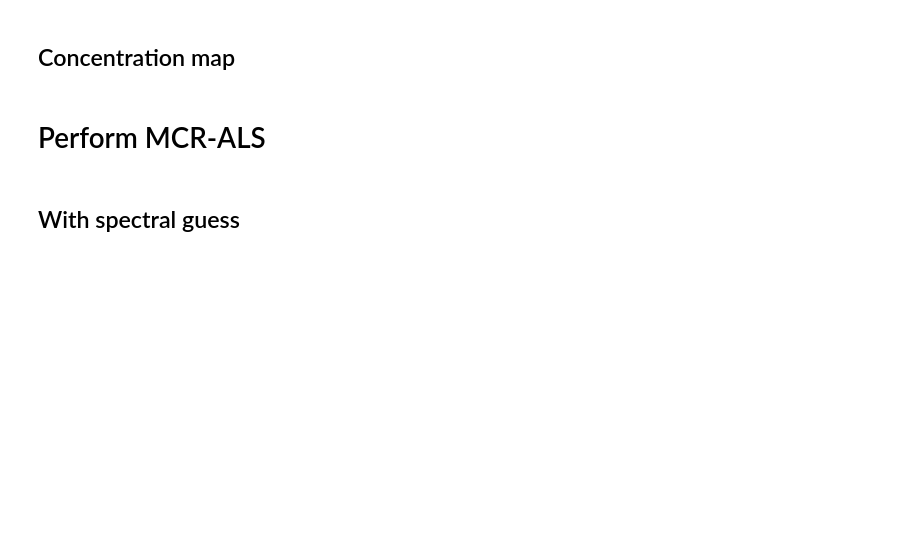
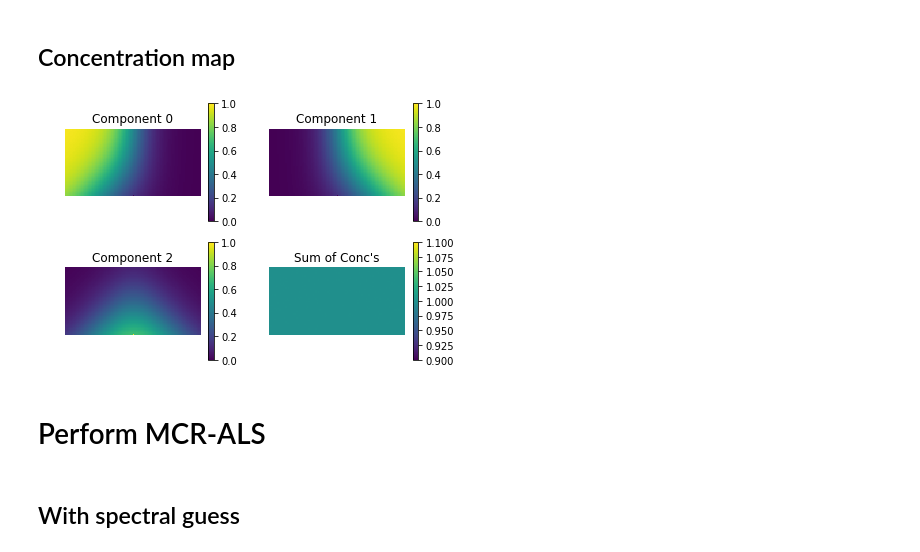
Before and after one commit to usnistgov/pyMCR, a Jupyter notebook: pymcr/notebooks/Demo.ipynb, the cells around one changed output. Drawn from its saved outputs; the diff is of its cells as text; code cells hidden in the pictures; blank space fills up the shorter version.

```diff
--- a/pymcr/notebooks/Demo.ipynb
+++ b/pymcr/notebooks/Demo.ipynb
@@ -30,57 +33,59 @@ from pymcr.mcr import McrAls
 # %% [markdown]
 ## Concentration map
 # %%
-# # Model starts off as 3 2D-Gaussian centered at (x*, y*)
-# # with standard deviation R (1 for each component).
-# # The sum to 1 constraint is then enforced.
+# Model starts off as 3 2D-Gaussian centered at (x*, y*)
+# with standard deviation R (1 for each component).
+# The sum to 1 constraint is then enforced.
 
-# x0 = 25
-# y0 = 25
+x0 = 25
+y0 = 25
 
-# x1 = 75
-# y1 = 25
+x1 = 75
+y1 = 25
 
-# x2 = 50
-# y2 = 50
+x2 = 50
+y2 = 50
 
-# R = 20
+R = 20
 
-# M=50  # rows (Y)
-# N= 100  # cols (X)
+M=50  # rows (Y)
+N= 100  # cols (X)
 
-# # Init concentration map
-# conc = np.zeros((M,N,n_components))
+# Init concentration map
+conc = np.zeros((M,N,n_components))
 
-# X,Y = np.meshgrid(np.arange(N), np.arange(M))
+X,Y = np.meshgrid(np.arange(N), np.arange(M))
 
-# conc[...,0] = np.exp(-(X-x0)**2/(2*R**2))*np.exp(-(Y-y0)**2/(2*R**2))
-# conc[...,1] = np.exp(-(X-x1)**2/(2*R**2))*np.exp(-(Y-y1)**2/(2*R**2))
-# conc[...,2] = np.exp(-(X-x2)**2/(2*R**2))*np.exp(-(Y-y2)**2/(2*R**2))
+conc[...,0] = np.exp(-(X-x0)**2/(2*R**2))*np.exp(-(Y-y0)**2/(2*R**2))
+conc[...,1] = np.exp(-(X-x1)**2/(2*R**2))*np.exp(-(Y-y1)**2/(2*R**2))
+conc[...,2] = np.exp(-(X-x2)**2/(2*R**2))*np.exp(-(Y-y2)**2/(2*R**2))
 
-# conc /= conc.sum(axis=-1)[:,:,None]
+conc /= conc.sum(axis=-1)[:,:,None]
 
-# # Find the maximum concentration (per component)
-# # and set to conc = 1 (and make the rest 0's)
-# # This just ensures that each component has a pure
-# # pixel somewhere within the image
-# for num in range(n_components):
-#     idx = np.unravel_index(conc[...,num].argmax(), conc[...,num].shape)
-#     tmp = np.zeros(3)
-#     tmp[num] = 1
-#     conc[idx[0],idx[1],:] = 1*tmp
+# Find the maximum concentration (per component)
+# and set to conc = 1 (and make the rest 0's)
+# This just ensures that each component has a pure
+# pixel somewhere within the image
+for num in range(n_components):
+    idx = np.unravel_index(conc[...,num].argmax(), conc[...,num].shape)
+    tmp = np.zeros(3)
+    tmp[num] = 1
+    conc[idx[0],idx[1],:] = 1*tmp
 
-# plt.figure(figsize=(6,4))
-# for num in range(3):
-#     plt.subplot(2,2,num+1)
-#     plt.imshow(conc[...,num])
-#     plt.colorbar()
-#     plt.axis('off')
-#     plt.title('Component {}'.format(num))
+plt.figure(figsize=(6,4))
+for num in range(3):
+    plt.subplot(2,2,num+1)
+    plt.imshow(conc[...,num])
+    plt.colorbar()
+    plt.axis('off')
+    plt.title('Component {}'.format(num))
 
-# plt.subplot(2,2,4)
-# plt.imshow(conc.sum(axis=-1))
-# plt.colorbar()
-# plt.axis('off')
-# plt.title('Sum of Conc\'s')
-# plt.tight_layout()
+plt.subplot(2,2,4)
+plt.imshow(conc.sum(axis=-1))
+plt.colorbar()
+plt.axis('off')
+plt.title('Sum of Conc\'s')
+plt.tight_layout()
+# %% [output]
+[figure, added]
 # %%
```
Also changed, not shown: parts of 19 cells of this notebook, 3 other files.
